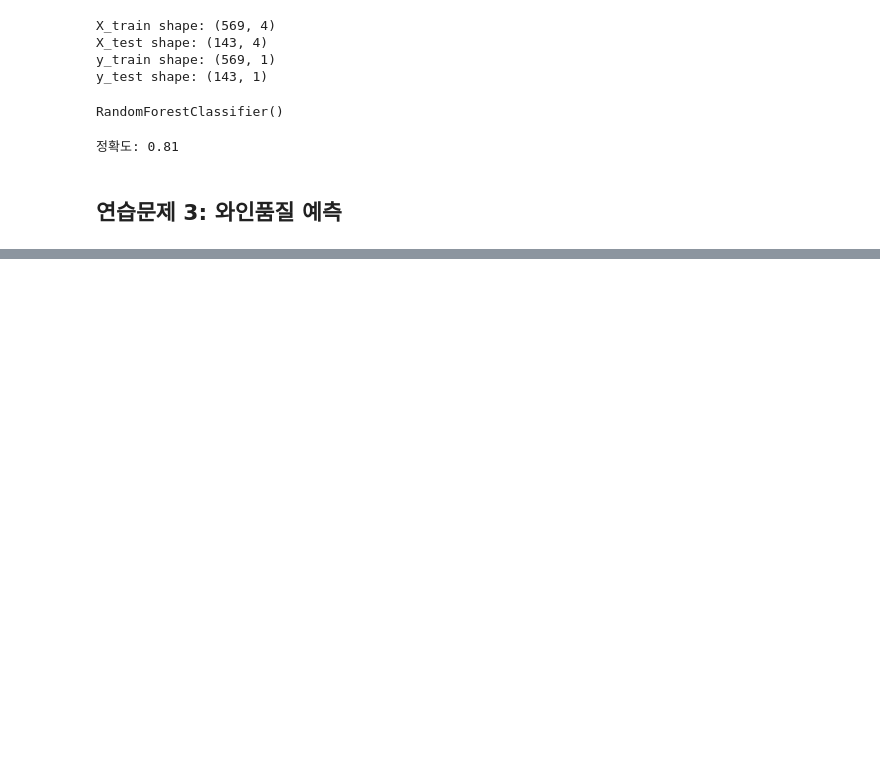
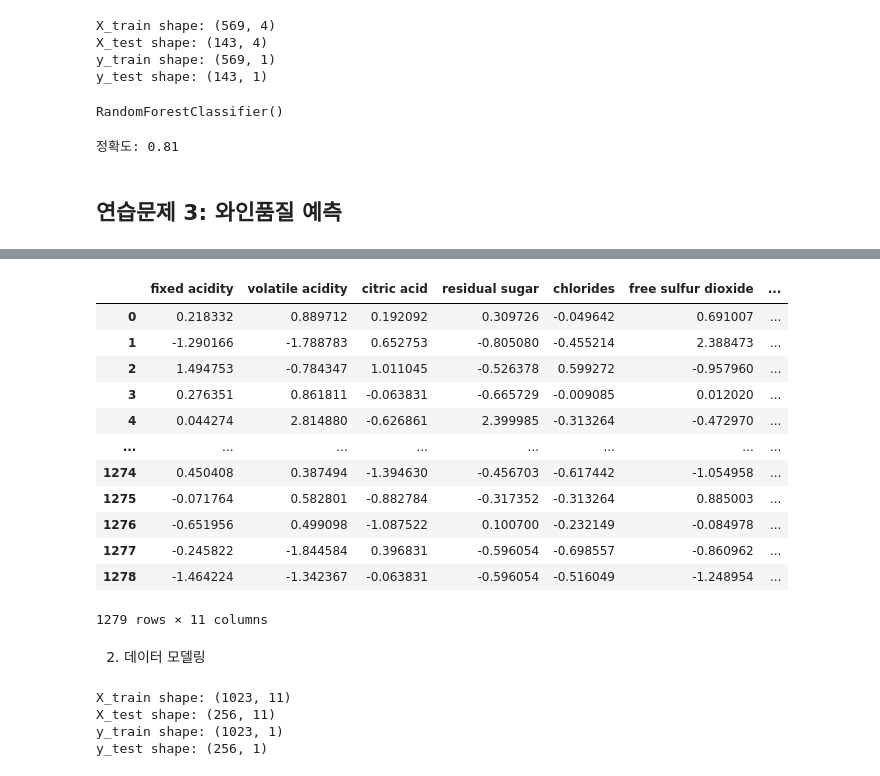
Before and after one commit to joo9810/Study, a Jupyter notebook: 빅데이터분석기사/part2/2유형/CHAPTER02.ipynb, the cells around one changed output, grey strips where cells are left out. Saved outputs shown, nothing was run; the diff lists cells and outputs as text; code cells hidden in the pictures; blank space fills up the shorter version.

```diff
--- a/빅데이터분석기사/part2/2유형/CHAPTER02.ipynb
+++ b/빅데이터분석기사/part2/2유형/CHAPTER02.ipynb
@@ -761,0 +797,46 @@ x_test = pd.read_csv('winequality-red/X_test_winequality.csv')
+# %%
+import pandas as pd
+from sklearn.preprocessing import StandardScaler
+
+scaler = StandardScaler()
+scaler.fit(x_train)
+
+# 데이터 정규화
+x_train_scaled = scaler.transform(x_train)
+x_test_scaled = scaler.transform(x_test)
+
+# 정규화된 데이터를 DataFrame으로 변환
+x_train_scaled = pd.DataFrame(x_train_scaled, columns=x_train.columns)
+x_test_scaled = pd.DataFrame(x_test_scaled, columns=x_test.columns)
+x_train_scaled
+# %% [output]
+|  | fixed acidity | volatile acidity | citric acid | residual sugar | chlorides | free sulfur dioxide | ... |
+| 0 | 0.218332 | 0.889712 | 0.192092 | 0.309726 | -0.049642 | 0.691007 | ... |
+| 1 | -1.290166 | -1.788783 | 0.652753 | -0.805080 | -0.455214 | 2.388473 | ... |
+| 2 | 1.494753 | -0.784347 | 1.011045 | -0.526378 | 0.599272 | -0.957960 | ... |
+| 3 | 0.276351 | 0.861811 | -0.063831 | -0.665729 | -0.009085 | 0.012020 | ... |
+| 4 | 0.044274 | 2.814880 | -0.626861 | 2.399985 | -0.313264 | -0.472970 | ... |
+| ... | ... | ... | ... | ... | ... | ... | ... |
+| 1274 | 0.450408 | 0.387494 | -1.394630 | -0.456703 | -0.617442 | -1.054958 | ... |
+| 1275 | -0.071764 | 0.582801 | -0.882784 | -0.317352 | -0.313264 | 0.885003 | ... |
+| 1276 | -0.651956 | 0.499098 | -1.087522 | 0.100700 | -0.232149 | -0.084978 | ... |
+| 1277 | -0.245822 | -1.844584 | 0.396831 | -0.596054 | -0.698557 | -0.860962 | ... |
+| 1278 | -1.464224 | -1.342367 | -0.063831 | -0.596054 | -0.516049 | -1.248954 | ... |
+1279 rows × 11 columns
+# %% [markdown]
+2. 데이터 모델링
+# %%
+from sklearn.model_selection import train_test_split
+# 훈련 데이터와 테스트 데이터 분리
+X_train, X_test, y_train, y_test = train_test_split(x_train_scaled, y_train,
+                                                    test_size=0.2, random_state=42)
+
+print("X_train shape:", X_train.shape)
+print("X_test shape:", X_test.shape)
+print("y_train shape:", y_train.shape)
+print("y_test shape:", y_test.shape)
+# %% [output]
+X_train shape: (1023, 11)
+X_test shape: (256, 11)
+y_train shape: (1023, 1)
+y_test shape: (256, 1)
```
Also changed, not shown: parts of 18 cells of this notebook.
